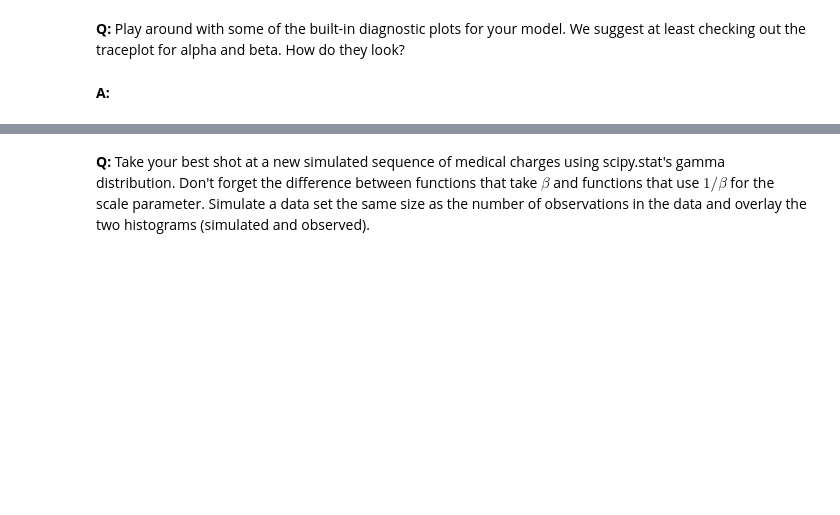
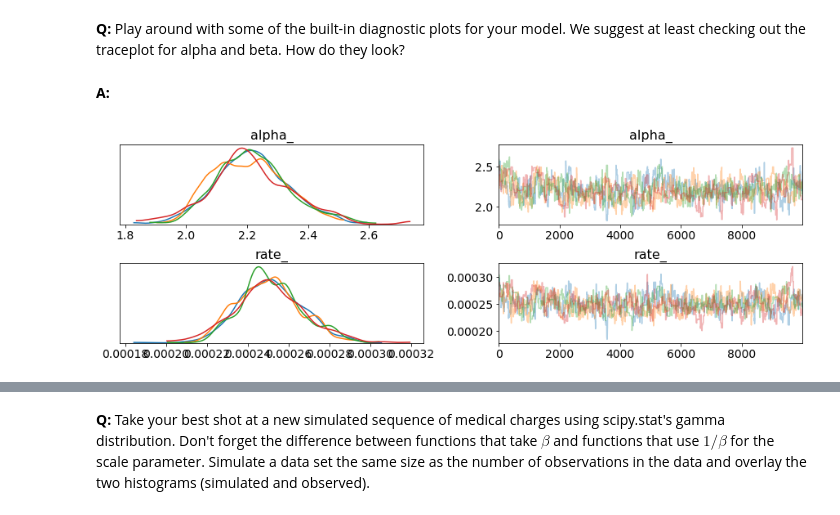
Before and after one commit to JuliaZozulia/mini-projects, a Jupyter notebook: Bayesian_stats/inferential_statistics_3-Q.ipynb, the cells around one changed output, grey strips where cells are left out. Drawn from its saved outputs; the diff is of its cells as text; code cells hidden in the pictures; blank space fills up the shorter version.

```diff
--- a/Bayesian_stats/inferential_statistics_3-Q.ipynb
+++ b/Bayesian_stats/inferential_statistics_3-Q.ipynb
@@ -155,3 +188,8 @@ _ = plt.legend()
 __Q:__ Play around with some of the built-in diagnostic plots for your model. We suggest at least checking out the traceplot for alpha and beta. How do they look?
 # %% [markdown]
 __A:__
+# %%
+with model:
+    pm.traceplot(trace)
+# %% [output]
+[figure, added]
```
Also changed, not shown: parts of 19 cells of this notebook.
